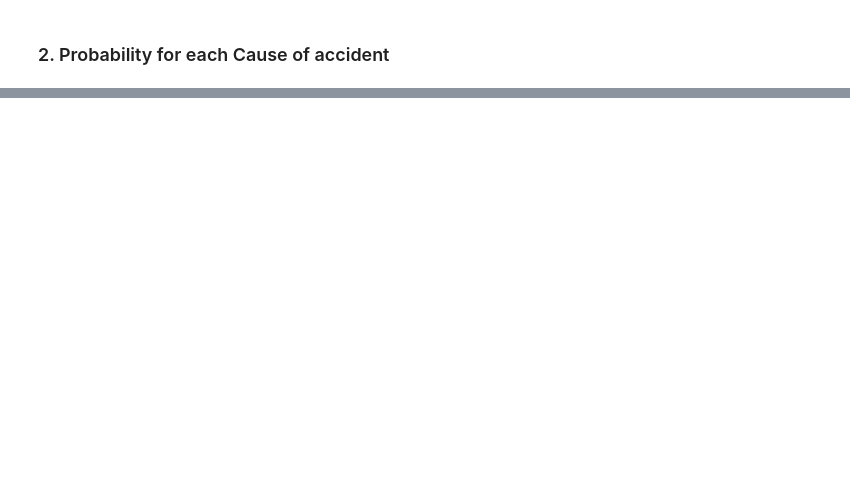
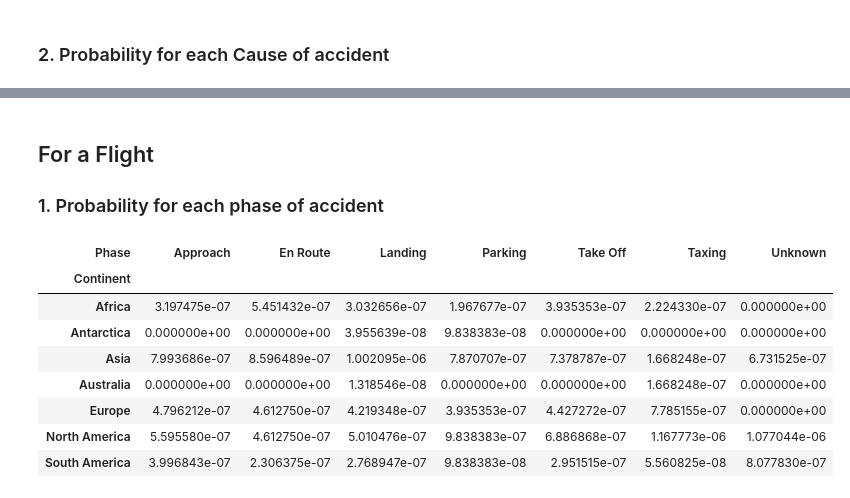
Before and after one commit to svkumar5950/boeing737, a Jupyter notebook: 1_Boeing737_Analysis_Report.ipynb, the cells around one changed output, grey strips where cells are left out. Cells and saved outputs as stored; diff of their text form; code cells hidden in the pictures; blank space fills up the shorter version.

```diff
--- a/1_Boeing737_Analysis_Report.ipynb
+++ b/1_Boeing737_Analysis_Report.ipynb
@@ -242,6 +284,24 @@ prob_phase
+# %% [markdown]
+## For a Flight
+
+### 1. Probability for each phase of accident
 # %%
-prob_per_cont = source_sht_sort.groupby(['Continent','Phase'])['Phase'].count().apply(lambda x: x * prob_per_km)
-prob_per_phase = source_sht_sort.groupby('Phase')['Phase'].count().apply(lambda x: x * prob_per_km)
+prob_phase_cont_flight = source_sht_sort.groupby(['Continent','Phase'])['Phase'].count()
+prob_per_phase_flight = source_sht_sort.groupby('Phase')['Phase'].count()
 
-prob_phase = pd.DataFrame(prob_per_cont/prob_per_phase)
-prob_phase
+prob_phase_flight = (prob_phase_cont_flight/prob_per_phase_flight).apply(lambda x: x * prob_per_flight)
+
+# To pivot table:
+
+prob_phase_flight = tab_generator(prob_phase_flight, 'Phase')
+prob_phase_flight
+# %% [output]
+| Phase | Approach | En Route | Landing | Parking | Take Off | Taxing | Unknown |
+| Continent |  |  |  |  |  |  |  |
+| Africa | 3.197475e-07 | 5.451432e-07 | 3.032656e-07 | 1.967677e-07 | 3.935353e-07 | 2.224330e-07 | 0.000000e+00 |
+| Antarctica | 0.000000e+00 | 0.000000e+00 | 3.955639e-08 | 9.838383e-08 | 0.000000e+00 | 0.000000e+00 | 0.000000e+00 |
+| Asia | 7.993686e-07 | 8.596489e-07 | 1.002095e-06 | 7.870707e-07 | 7.378787e-07 | 1.668248e-07 | 6.731525e-07 |
+| Australia | 0.000000e+00 | 0.000000e+00 | 1.318546e-08 | 0.000000e+00 | 0.000000e+00 | 1.668248e-07 | 0.000000e+00 |
+| Europe | 4.796212e-07 | 4.612750e-07 | 4.219348e-07 | 3.935353e-07 | 4.427272e-07 | 7.785155e-07 | 0.000000e+00 |
+| North America | 5.595580e-07 | 4.612750e-07 | 5.010476e-07 | 9.838383e-07 | 6.886868e-07 | 1.167773e-06 | 1.077044e-06 |
+| South America | 3.996843e-07 | 2.306375e-07 | 2.768947e-07 | 9.838383e-08 | 2.951515e-07 | 5.560825e-08 | 8.077830e-07 |
```
Also changed, not shown: parts of 14 cells of this notebook.
